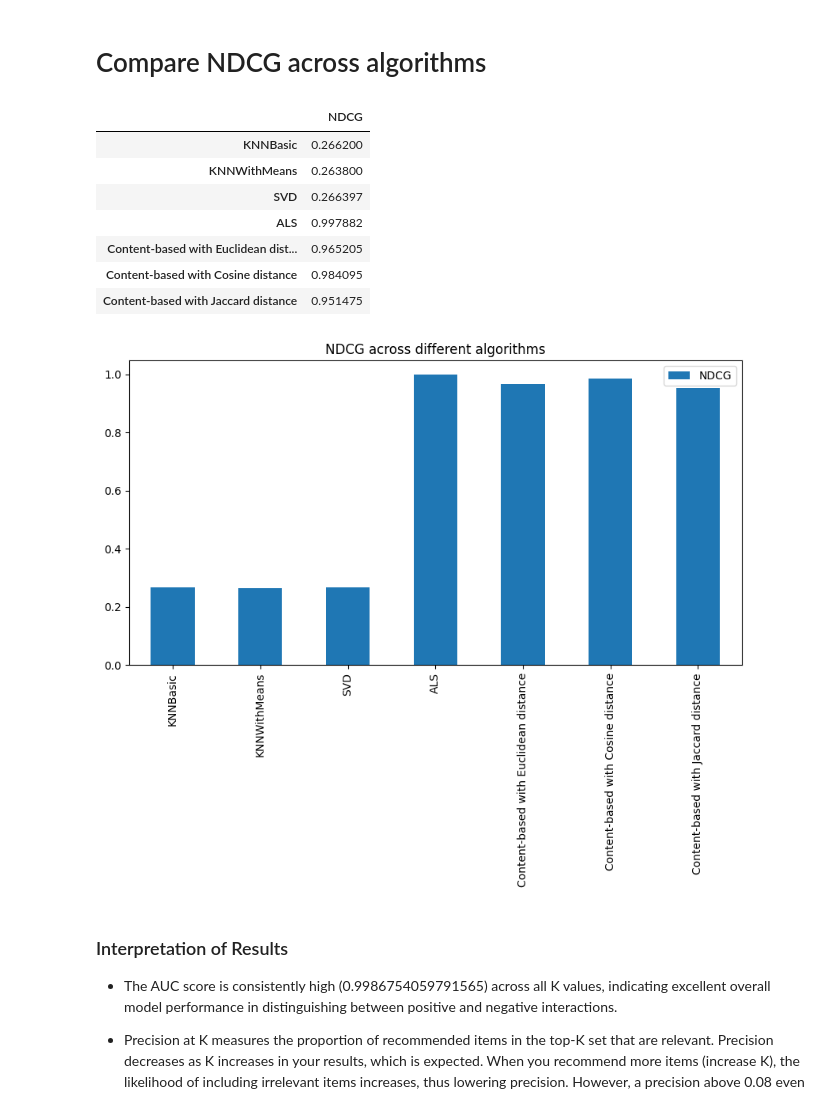
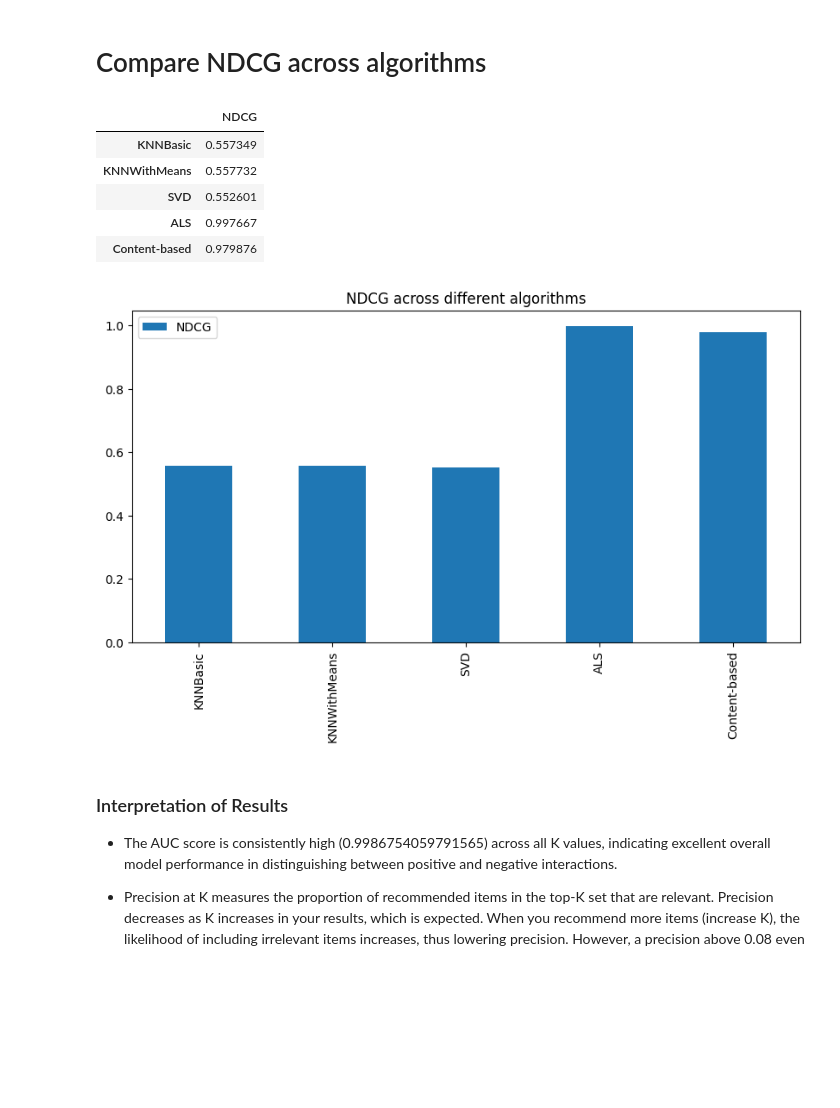
Before and after one commit to K-Winkles/kaban-multimodel-recommender, a Jupyter notebook: dev/main.ipynb, the cells around one changed output. Drawn from its saved outputs; the diff is of its cells as text; code cells hidden in the pictures; blank space fills up the shorter version.

Commit message:
fixed content based, and collated for pickle file

```diff
--- a/dev/main.ipynb
+++ b/dev/main.ipynb
@@ -397,7 +402,7 @@ for algo in algos:
         algo.fit(trainset)
         predictions = algo.test(testset)
         precisions, recalls = precision_recall_at_k(predictions, k=10, threshold=4)
-        ndcgs = get_ndcg(predictions, 10)
+        ndcgs = get_ndcg(predictions, 5)
         res_dict['precision'].append(sum(prec for prec in precisions.values()) / len(precisions))
         res_dict['recall'].append(sum(rec for rec in recalls.values()) / len(recalls))
         res_dict['ndcg'].append(ndcgs)
@@ -743,16 +731,34 @@ def basic_content_based_recommender(
 
 Get average NDCG across all users. Compare NDCG across different distance metrics.
 # %%
-dist_config = ['euc', 'cos', 'jac']
+np.seterr(invalid='ignore')
+ndcg_content = {}
+items_df, df_utility, reviews_df, asins_df = load_dataset()
 df_utility.fillna(0, inplace=True)
 items_df.fillna(0, inplace=True)
-np.seterr(invalid='ignore')
-ndcg_content = {}
-for d in dist_config:
-    recommendations, ndcg_list = basic_content_based_recommender(
-        userids, df_utility, items_df.copy(),
-        reviews_df, asins_df, 10, True, d)
-    ave_ndcg = np.mean(ndcg_list)
-    ndcg_content[d] = ave_ndcg
-    print(f"average ndcg with distance metric {d} is {ave_ndcg}")
+recommendations_content = {}
+try:
+    items_df.drop(['level_0'], inplace=True, axis=1)
+except:
+    pass
+try:
+    reviews_df.set_index('reviewerID', inplace=True)
+except:
+    pass
+try:
+    asins_df.set_index('ASIN', inplace=True)
+except:
+    pass
+
+# evaluate ndcg
+recommendations, ndcg_list = basic_content_based_recommender(
+    userids, df_utility, items_df.copy(),
+    reviews_df, 10, True, 'euc')
+ave_ndcg = np.mean(ndcg_list)
+print(f"average ndcg with distance metric euc is {ave_ndcg}")
+
+# generate actual recommendations
+recommendations_content['euc'], _ = basic_content_based_recommender(
+    userids, df_utility, items_df.copy(),
+    reviews_df, 10, False, d)
 # %% [output]
@@ -959,41 +917,37 @@ Top-N Recommendations for Cynthia_ based on Similarity Scores
 # %%
 df_surprise_ndcg = df_metrics_surprise.loc[[
     ("KNNBasic", "ndcg"), ("KNNWithMeans", "ndcg"), ("SVD", "ndcg")
     ]]
 df_surprise_ndcg.rename(index={
     ("KNNBasic", "ndcg"): "KNNBasic",
     ("KNNWithMeans", "ndcg"): "KNNWithMeans",
     ("SVD", "ndcg"): "SVD"
     }, inplace=True)
 df_surprise_ndcg = df_surprise_ndcg["average"]
 
 ndcg_dict = {
     "KNNBasic": df_surprise_ndcg.loc["KNNBasic"],
     "KNNWithMeans": df_surprise_ndcg.loc["KNNWithMeans"],
     "SVD": df_surprise_ndcg.loc["SVD"],
     "ALS": ndcg_als,
-    "Content-based with Euclidean distance": ndcg_content["euc"],
-    "Content-based with Cosine distance": ndcg_content["cos"],
-    "Content-based with Jaccard distance": ndcg_content["jac"]
+    "Content-based": ave_ndcg,
 }
 
 ndcg_df = pd.DataFrame.from_dict(ndcg_dict, orient="index")
 ndcg_df.rename(columns={0: "NDCG"}, inplace=True)
 display(ndcg_df)
 
 ndcg_df.plot(kind='bar', figsize=(10, 5))
 plt.title("NDCG across different algorithms")
 plt.show()
 # %% [output]
 |  | NDCG |
-| KNNBasic | 0.266200 |
-| KNNWithMeans | 0.263800 |
-| SVD | 0.266397 |
-| ALS | 0.997882 |
-| Content-based with Euclidean dist... | 0.965205 |
-| Content-based with Cosine distance | 0.984095 |
-| Content-based with Jaccard distance | 0.951475 |
+| KNNBasic | 0.557349 |
+| KNNWithMeans | 0.557732 |
+| SVD | 0.552601 |
+| ALS | 0.997667 |
+| Content-based | 0.979876 |
-[figure, old version]
+[figure, new version]
 # %% [markdown]
 ### Interpretation of Results
 
```
Also changed, not shown: parts of 26 cells of this notebook, 1 other file.
